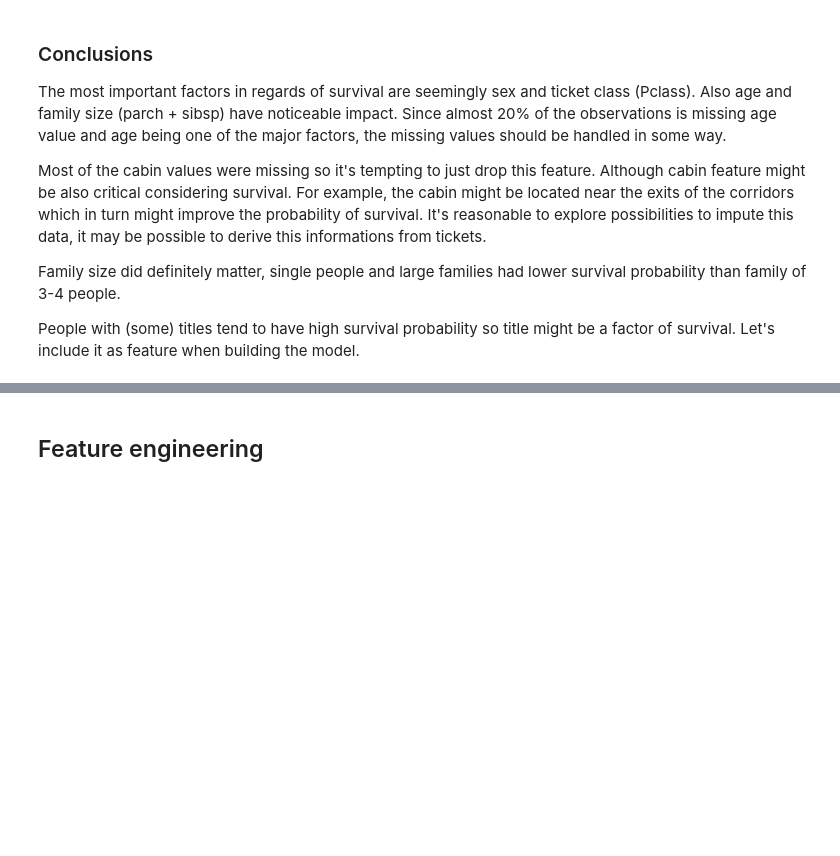
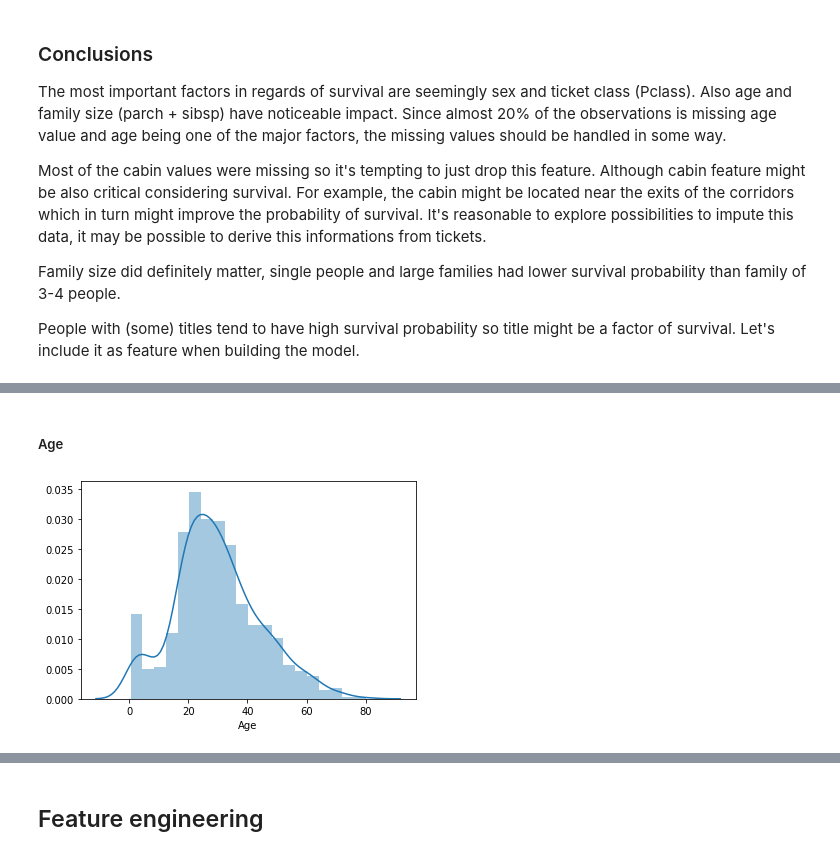
Before and after one commit to laaksonel/machine-learning, a Jupyter notebook: titanic/Titanic.ipynb, the cells around one changed output, grey strips where cells are left out. Cells and saved outputs as stored; diff of their text form; code cells hidden in the pictures; blank space fills up the shorter version.

```diff
--- a/titanic/Titanic.ipynb
+++ b/titanic/Titanic.ipynb
@@ -407,0 +419,6 @@ Some goals/questions to be answered in this phase:
+# %% [markdown]
+##### Age
+# %%
+sns.distplot(train_data['Age']);
+# %% [output]
+[figure, added]
```
Also changed, not shown: parts of 7 cells of this notebook.
